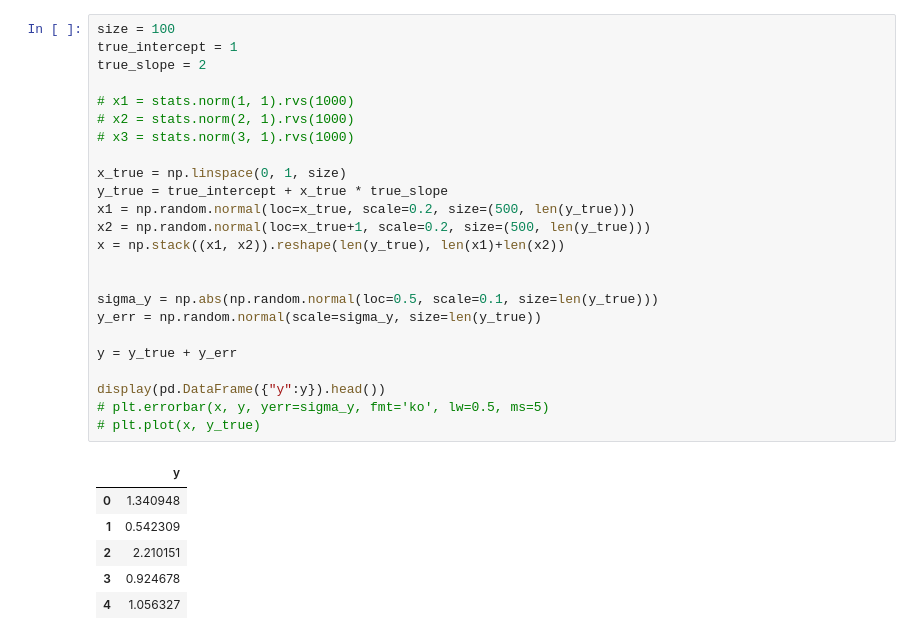
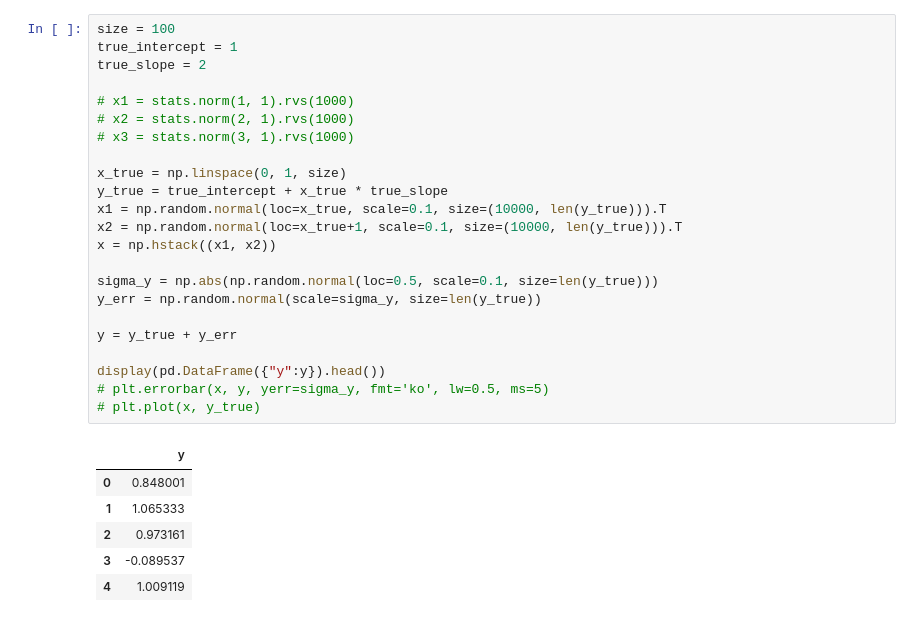
Before and after one commit to ketozhang/statistical-methods-on-sne-ia-luminosity-evolution, a Jupyter notebook: pymc_model.ipynb, the cells around one changed output. Saved outputs shown, nothing was run; the diff lists cells and outputs as text.

```diff
--- a/pymc_model.ipynb
+++ b/pymc_model.ipynb
@@ -18,31 +42,30 @@ np.random.seed(1032020)
 # %%
 size = 100
 true_intercept = 1
 true_slope = 2
 
 # x1 = stats.norm(1, 1).rvs(1000)
 # x2 = stats.norm(2, 1).rvs(1000)
 # x3 = stats.norm(3, 1).rvs(1000)
 
 x_true = np.linspace(0, 1, size)
 y_true = true_intercept + x_true * true_slope
-x1 = np.random.normal(loc=x_true, scale=0.2, size=(500, len(y_true)))
-x2 = np.random.normal(loc=x_true+1, scale=0.2, size=(500, len(y_true)))
-x = np.stack((x1, x2)).reshape(len(y_true), len(x1)+len(x2))
-
+x1 = np.random.normal(loc=x_true, scale=0.1, size=(10000, len(y_true))).T
+x2 = np.random.normal(loc=x_true+1, scale=0.1, size=(10000, len(y_true))).T
+x = np.hstack((x1, x2))
 
 sigma_y = np.abs(np.random.normal(loc=0.5, scale=0.1, size=len(y_true)))
 y_err = np.random.normal(scale=sigma_y, size=len(y_true))
 
 y = y_true + y_err
 
 display(pd.DataFrame({"y":y}).head())
 # plt.errorbar(x, y, yerr=sigma_y, fmt='ko', lw=0.5, ms=5)
 # plt.plot(x, y_true)
 # %% [output]
 |  | y |
-| 0 | 1.340948 |
-| 1 | 0.542309 |
-| 2 | 2.210151 |
-| 3 | 0.924678 |
-| 4 | 1.056327 |
+| 0 | 0.848001 |
+| 1 | 1.065333 |
+| 2 | 0.973161 |
+| 3 | -0.089537 |
+| 4 | 1.009119 |
```
Also changed, not shown: parts of 9 cells of this notebook, 5 other files.
